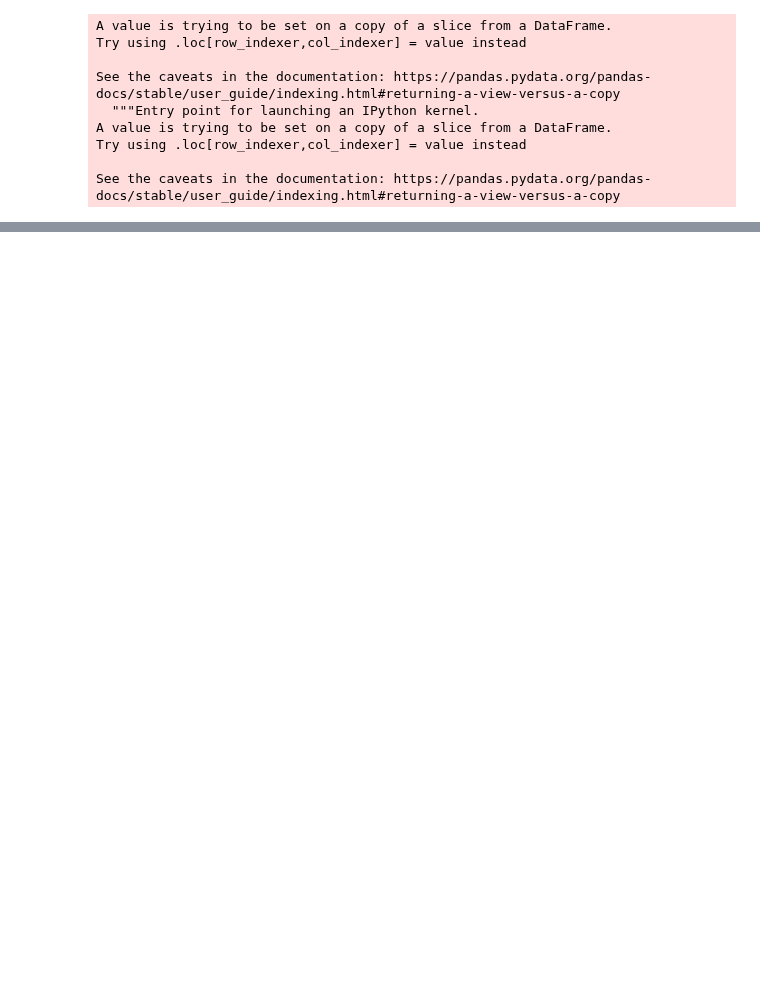
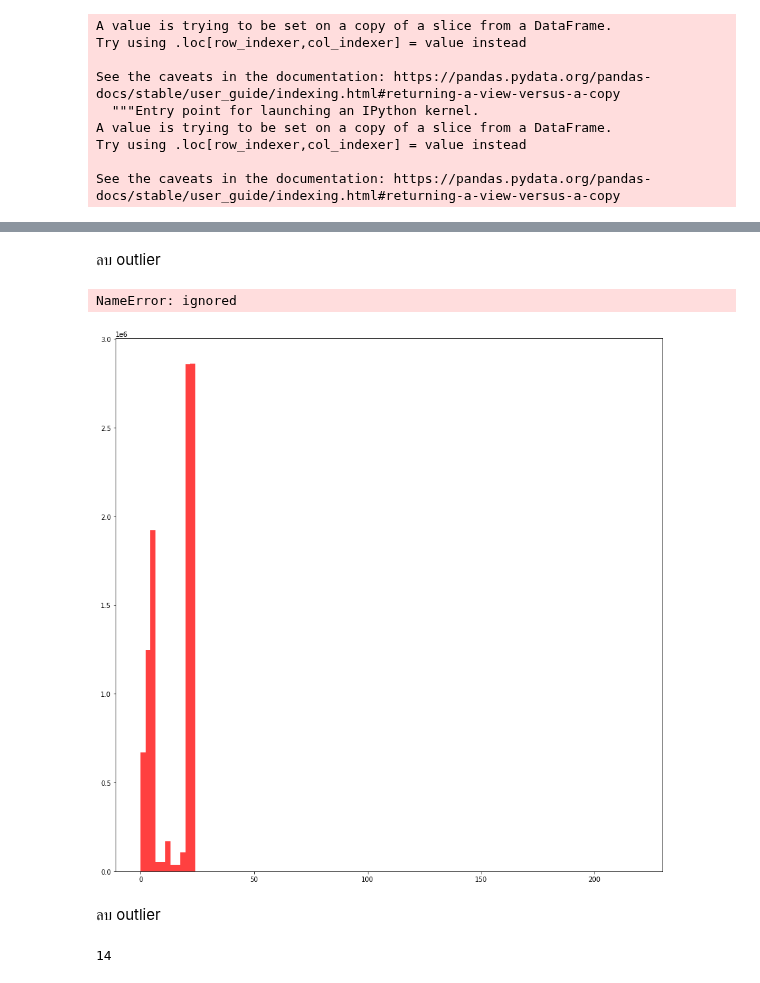
Before and after one commit to jiriyaporn/data_viz, a Jupyter notebook: histrogram.ipynb, the cells around one changed output, grey strips where cells are left out. Cells and saved outputs as stored; diff of their text form; code cells hidden in the pictures; blank space fills up the shorter version.

```diff
--- a/histrogram.ipynb
+++ b/histrogram.ipynb
@@ -101,0 +143,2 @@ NameError: ignored
+# %%
+search_request = search_request.drop(1000016)
@@ -101,0 +150,8 @@ NameError: ignored
+# %%
+new_type = search_request['number_of_result'].astype('int32')
+# %% [markdown]
+ลบ outlier
+# %%
+new_type_nooutlier = new_type[new_type <  50]
+# %% [output]
+NameError: ignored
@@ -101,0 +160,9 @@ NameError: ignored
+# %%
+matplotlip.rcParams['figure.figsize']==[15,15]
+output = plt.hist(new_type_nooutlier,100,facecolor = 'red' ,alpha = 0.75)
+# %%
+output = plt.hist(new_type,100,facecolor = 'red' ,alpha = 0.75)
+# %% [output]
+[figure, added]
+# %% [markdown]
+ลบ outlier
@@ -101,0 +171,4 @@ NameError: ignored
+# %%
+new_type.shape[0] - new_type_nooutlier.shape[0]
+# %% [output]
+14
```
Also changed, not shown: parts of 20 cells of this notebook.
